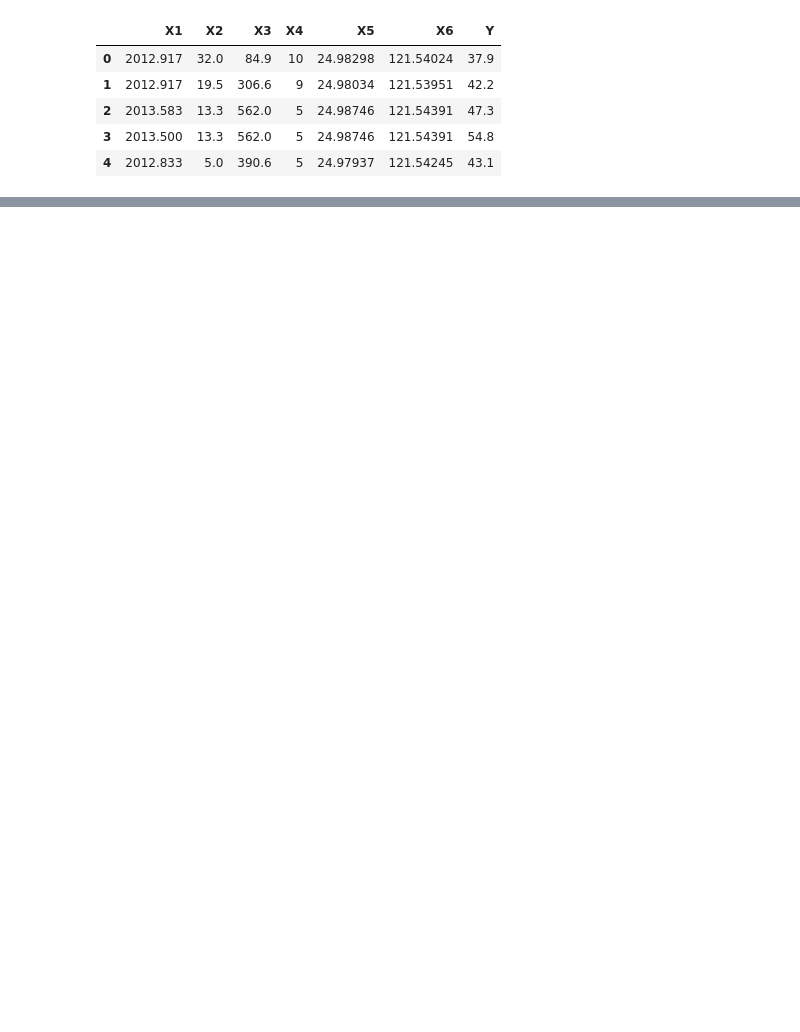
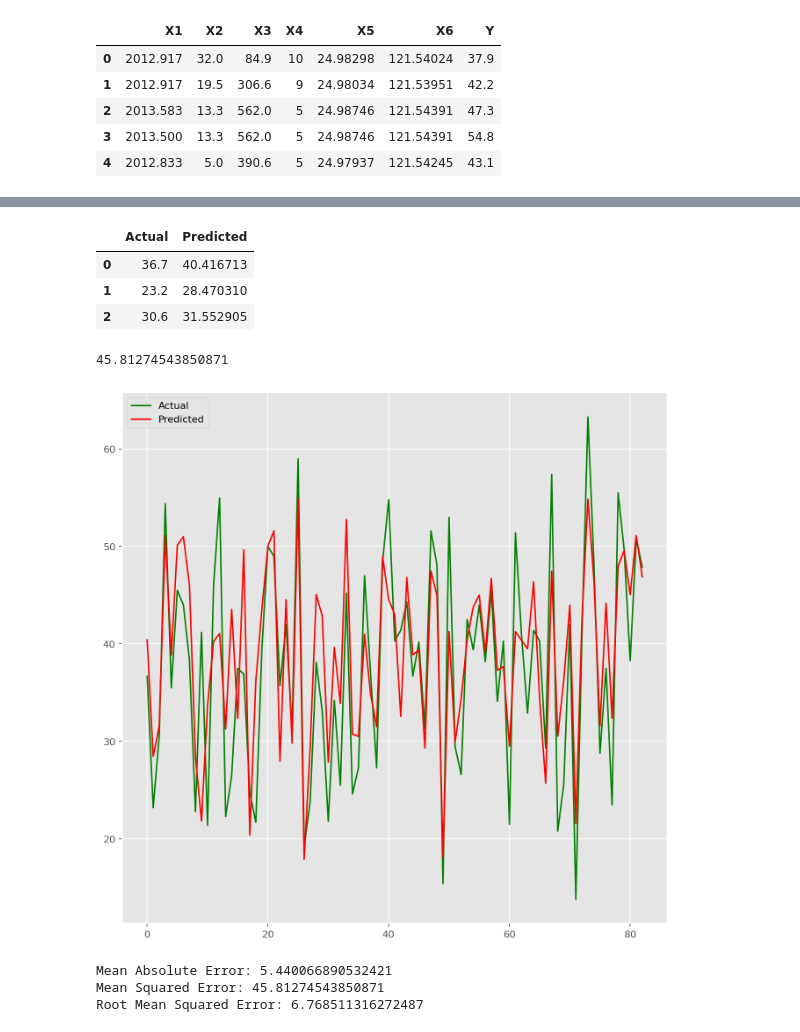
Before and after one commit to yonandaputri/GRNN, a Jupyter notebook: GRNN.ipynb, the cells around one changed output, grey strips where cells are left out. Saved outputs shown, nothing was run; the diff lists cells and outputs as text; code cells hidden in the pictures; blank space fills up the shorter version.

```diff
--- a/GRNN.ipynb
+++ b/GRNN.ipynb
@@ -42,0 +283,6 @@ df.head()
+# %%
+from neupy import algorithms
+
+regression = algorithms.GRNN(std=0.2, verbose = True)
+regression.fit(x_train, y_train)
+regression
@@ -42,0 +297,44 @@ df.head()
+# %%
+y_predicted = regression.predict(x_test)
+# y_predicted
+# %%
+# df = df.round({'X1': 3, 'X2': 1, 'X3': 1})
+
+df = pd.DataFrame({'Actual' : y_test[:, 0],'Predicted': y_predicted[:, 0]})
+df.head(3)
+# %% [output]
+|  | Actual | Predicted |
+| 0 | 36.7 | 40.416713 |
+| 1 | 23.2 | 28.470310 |
+| 2 | 30.6 | 31.552905 |
+# %%
+import numpy as np
+mse = np.mean((y_predicted - y_test) ** 2)
+mse
+# %% [output]
+45.81274543850871
+# %%
+import matplotlib.pyplot as plt
+from matplotlib.pyplot import figure
+
+
+figure(num=None, figsize=(10, 10), dpi=160, facecolor='w', edgecolor='w')
+
+plt.style.use('ggplot')
+plt.plot(df['Actual'], 'g', label = 'Actual')
+plt.plot(df['Predicted'], 'r', label = 'Predicted')
+
+plt.legend()
+plt.show()
+# %% [output]
+[figure, added]
+# %%
+from sklearn import metrics
+
+print('Mean Absolute Error:', metrics.mean_absolute_error(y_test, y_predicted))
+print('Mean Squared Error:', metrics.mean_squared_error(y_test, y_predicted))
+print('Root Mean Squared Error:', np.sqrt(metrics.mean_squared_error(y_test, y_predicted)))
+# %% [output]
+Mean Absolute Error: 5.440066890532421
+Mean Squared Error: 45.81274543850871
+Root Mean Squared Error: 6.768511316272487
```
Also changed, not shown: parts of 18 cells of this notebook.
